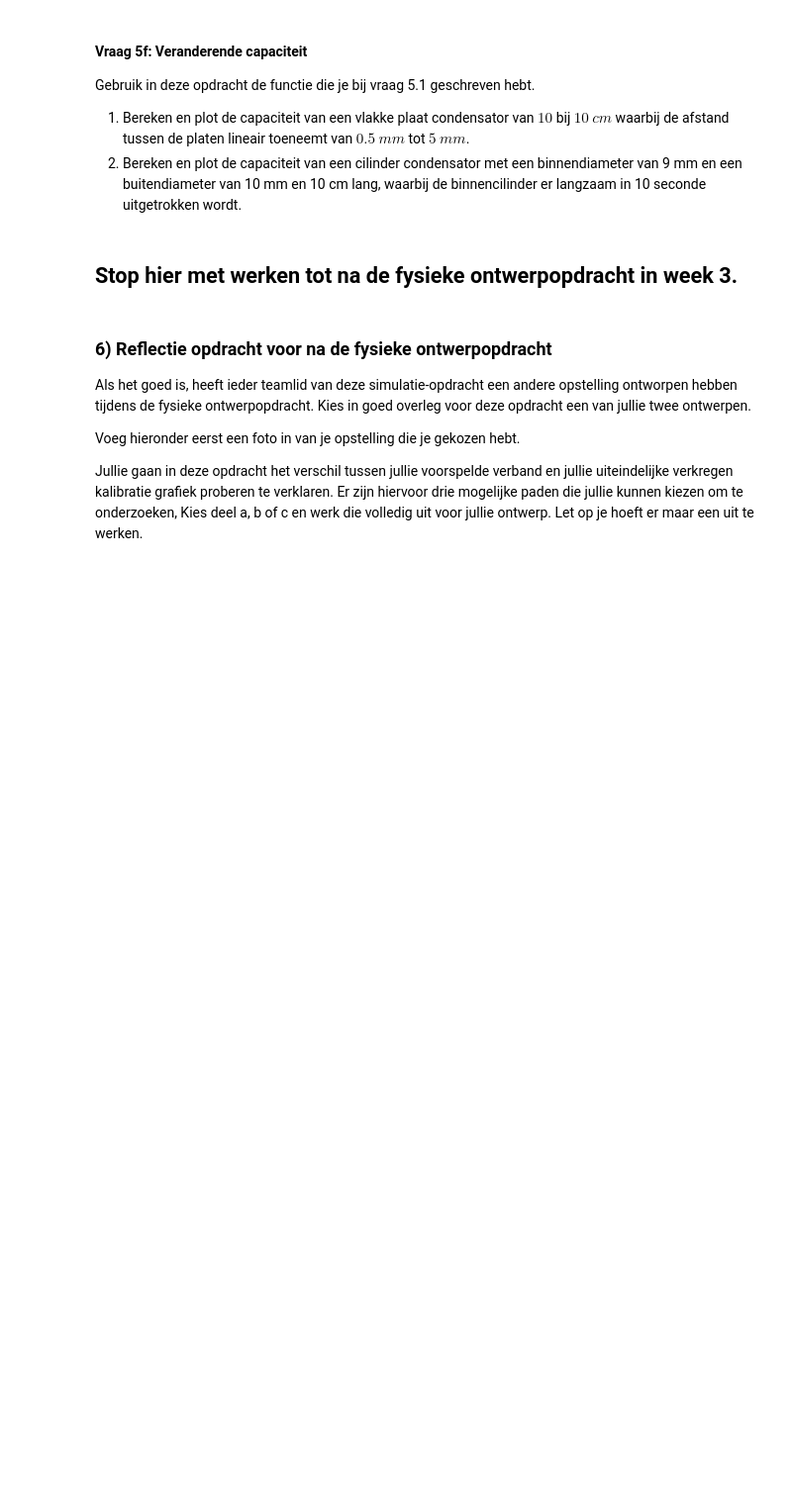
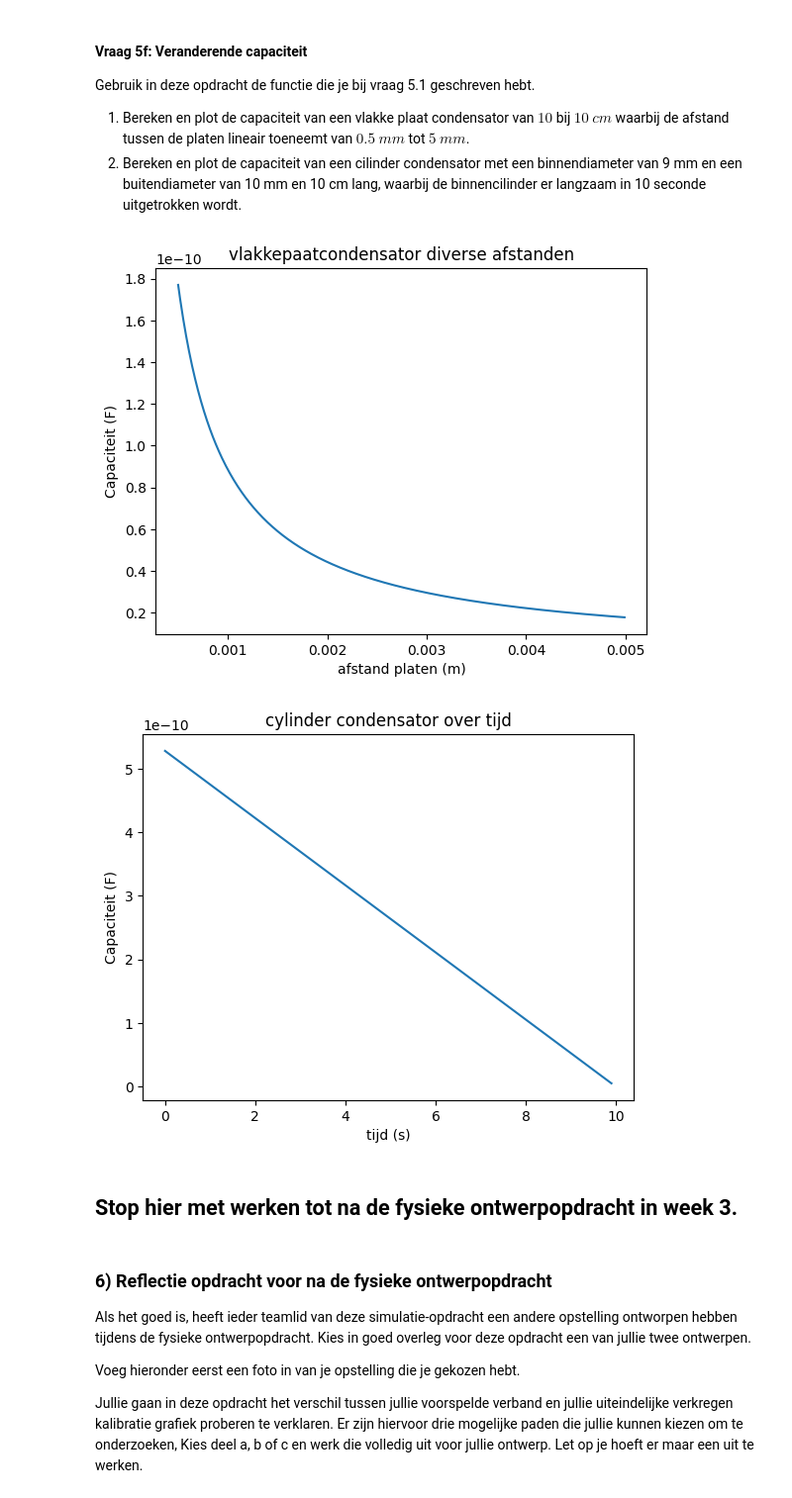
Before and after one commit to AAAGomperts/opdrachten-DEF-D, a Jupyter notebook: DigitaleOntwerpopdrachten/1CondensatorOpdracht/CondensatorOntwerpopdracht.ipynb, the cells around one changed output. Shown at 99% size. Cells and saved outputs as stored; diff of their text form; code cells hidden in the pictures; blank space fills up the shorter version.

```diff
--- a/DigitaleOntwerpopdrachten/1CondensatorOpdracht/CondensatorOntwerpopdracht.ipynb
+++ b/DigitaleOntwerpopdrachten/1CondensatorOpdracht/CondensatorOntwerpopdracht.ipynb
@@ -734,8 +734,34 @@ Gebruik in deze opdracht de functie die je bij vraag 5.1 geschreven hebt.
 2. Bereken en plot de capaciteit van een cilinder condensator met een binnendiameter van 9 mm en een buitendiameter van 10 mm en 10 cm lang, waarbij de binnencilinder er langzaam in 10 seconde uitgetrokken wordt.
 # %%
 ###
-###Jouw code hier###
+d_5f = np.arange(0.0005, 0.005 , 0.00001)
+A_5f = 0.1**2
+C_5f_1 = vlakkeplaat(A_5f, d_5f, epsilon0)
+
+plt.figure()
+plt.title("vlakkepaat condensator diverse afstanden")
+plt.plot(d_5f,C_5f_1)
+plt.xlabel("afstand platen (m)")
+plt.ylabel("Capaciteit (F)")
+plt.show()
+
+
+R_in_5f = 0.009
+R_out_5f = 0.01
+t = np.arange(0,10,0.1)
+L = (10-t)*0.1
+C_5f_2 = cilinder(R_in_5f, R_out_5f, L, epsilon0)
+
+plt.figure()
+plt.title("cylinder condensator over tijd")
+plt.plot(t,C_5f_2)
+plt.xlabel("tijd (s)")
+plt.ylabel("Capaciteit (F)")
+plt.show()
 ###
+# %% [output]
+[figure, added]
+[figure, added]
 # %% [markdown]
 ## Stop hier met werken tot na de fysieke ontwerpopdracht in week 3.
 # %% [markdown]
```
Also changed, not shown: parts of 1 cell of this notebook.
